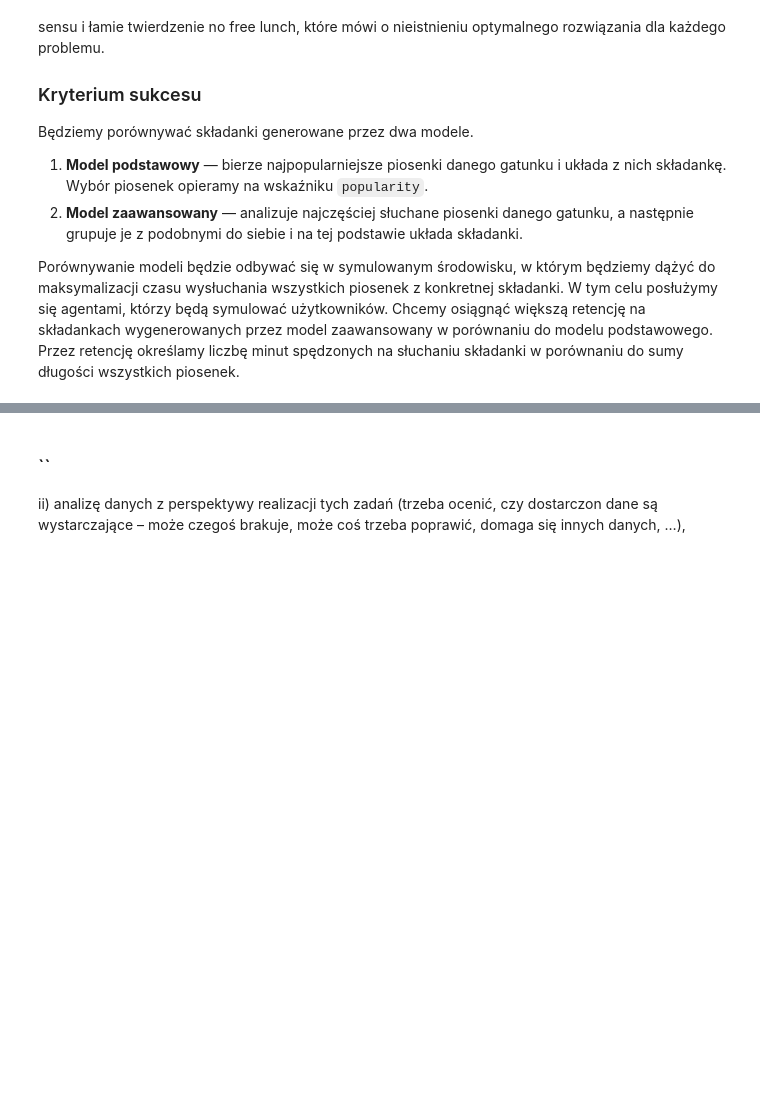
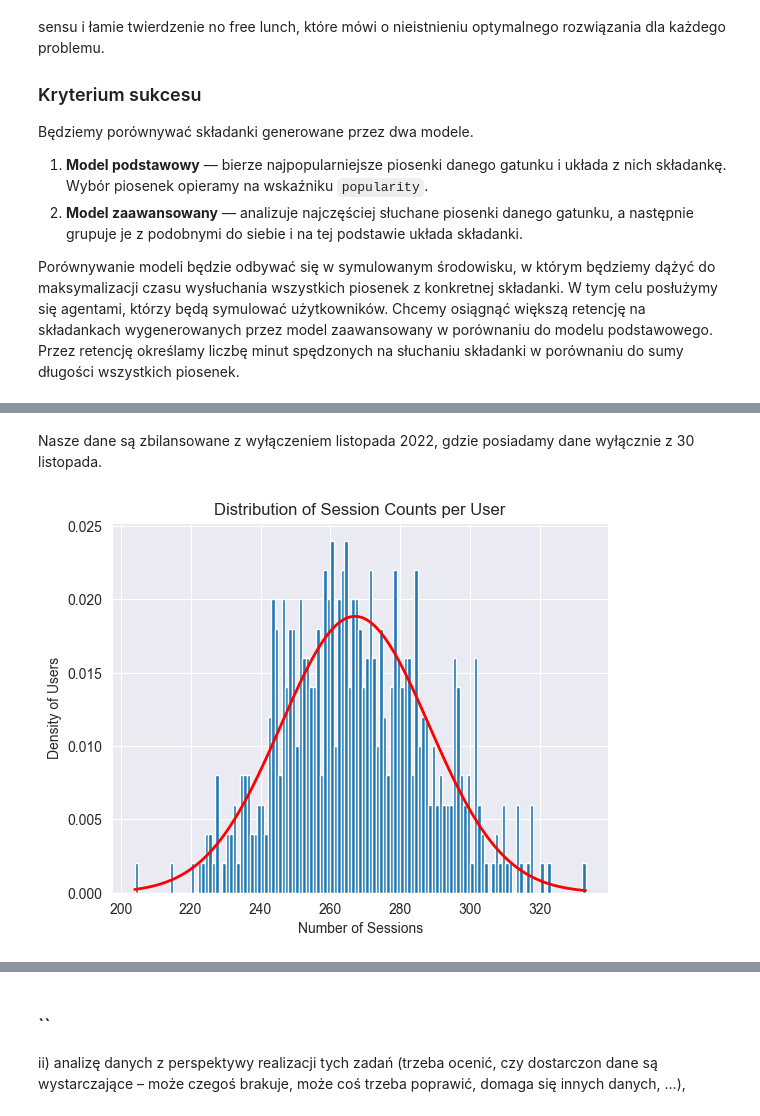
Before and after one commit to Percival33/Machine-Learning-Engineering, a Jupyter notebook: reports/stage1.ipynb, the cells around one changed output, grey strips where cells are left out. Saved outputs shown, nothing was run; the diff lists cells and outputs as text; code cells hidden in the pictures; blank space fills up the shorter version.

```diff
--- a/reports/stage1.ipynb
+++ b/reports/stage1.ipynb
@@ -47,0 +159,20 @@ Jak widać dane nie zawierają brakujących wartości
+# %% [markdown]
+Nasze dane są zbilansowane z wyłączeniem listopada 2022, gdzie posiadamy dane wyłącznie z 30 listopada.
+# %%
+session_counts = session_df.groupby('user_id').session_id.nunique()
+
+mean = session_counts.mean()
+std = session_counts.std()
+
+plt.hist(session_counts, bins=range(session_counts.min(), session_counts.max() + 1), edgecolor='white', density=True)
+plt.title('Distribution of Session Counts per User')
+plt.xlabel('Number of Sessions')
+plt.ylabel('Density of Users')
+
+x = np.linspace(session_counts.min(), session_counts.max(), 100)
+y = stats.norm.pdf(x, mean, std)
+
+plt.plot(x, y, 'r-', lw=2)
+plt.show()
+# %% [output]
+[figure, added]
```
Also changed, not shown: parts of 28 cells of this notebook.
